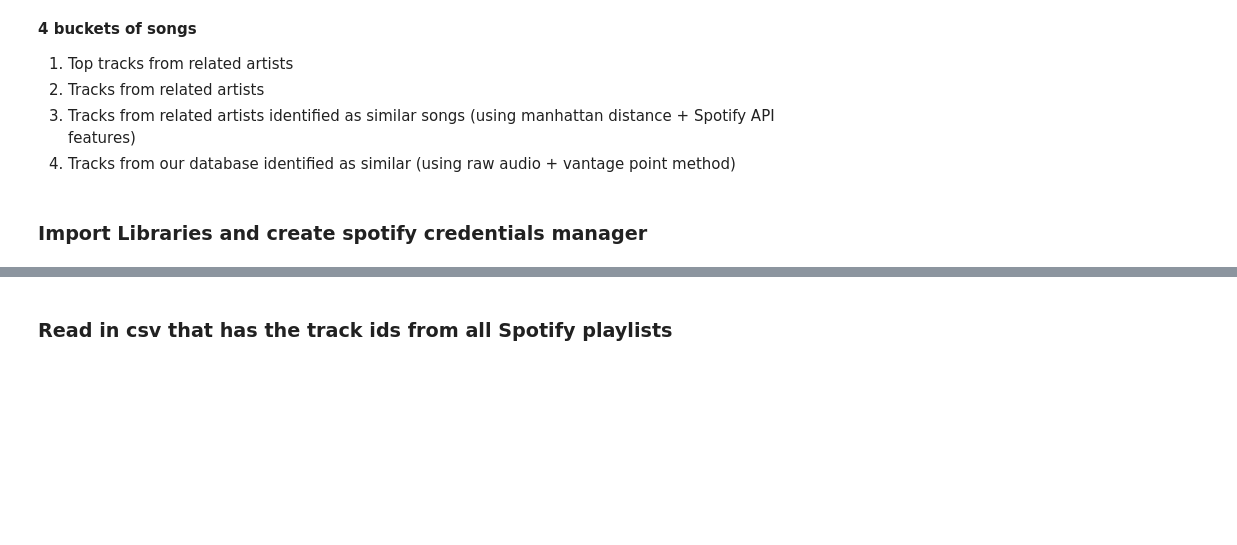
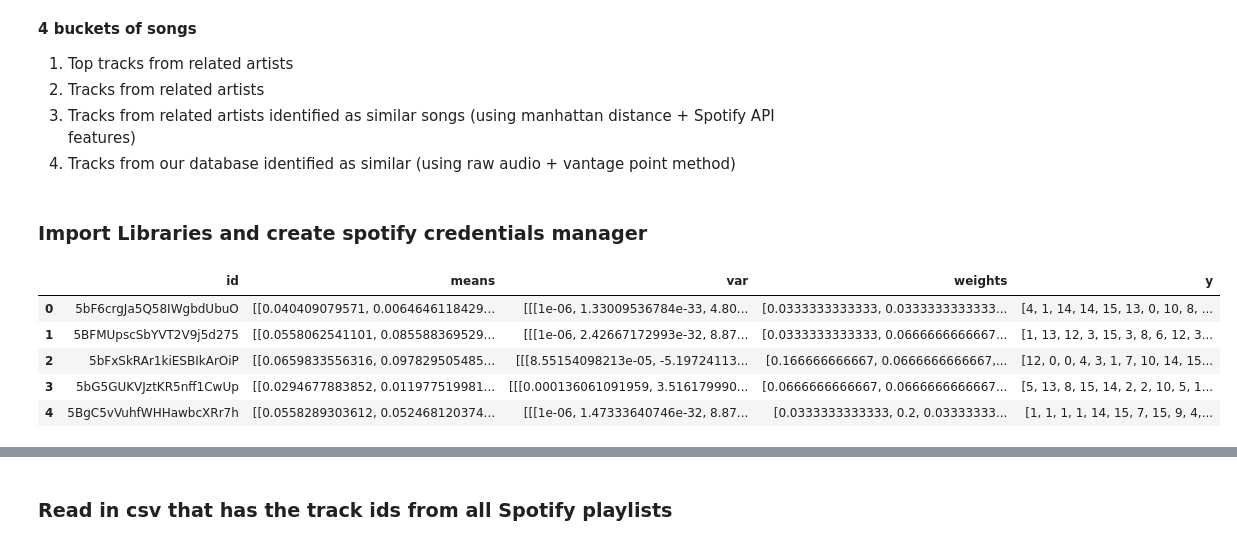
Before and after one commit to spotify-iacs/capstone, a Jupyter notebook: playlist_generation.ipynb, the cells around one changed output, grey strips where cells are left out. Drawn from its saved outputs; the diff is of its cells as text; code cells hidden in the pictures; blank space fills up the shorter version.

```diff
--- a/playlist_generation.ipynb
+++ b/playlist_generation.ipynb
@@ -40,0 +61,10 @@ sp = spotipy.Spotify(client_credentials_manager=client_credentials_manager)
+# %%
+new_df = pd.read_pickle("Clustering_pickle")
+new_df.head()
+# %% [output]
+|  | id | means | var | weights | y |
+| 0 | 5bF6crgJa5Q58IWgbdUbuO | [[0.040409079571, 0.0064646118429... | [[[1e-06, 1.33009536784e-33, 4.80... | [0.0333333333333, 0.0333333333333... | [4, 1, 14, 14, 15, 13, 0, 10, 8, ... |
+| 1 | 5BFMUpscSbYVT2V9j5d275 | [[0.0558062541101, 0.085588369529... | [[[1e-06, 2.42667172993e-32, 8.87... | [0.0333333333333, 0.0666666666667... | [1, 13, 12, 3, 15, 3, 8, 6, 12, 3... |
+| 2 | 5bFxSkRAr1kiESBIkArOiP | [[0.0659833556316, 0.097829505485... | [[[8.55154098213e-05, -5.19724113... | [0.166666666667, 0.0666666666667,... | [12, 0, 0, 4, 3, 1, 7, 10, 14, 15... |
+| 3 | 5bG5GUKVJztKR5nff1CwUp | [[0.0294677883852, 0.011977519981... | [[[0.000136061091959, 3.516179990... | [0.0666666666667, 0.0666666666667... | [5, 13, 8, 15, 14, 2, 2, 10, 5, 1... |
+| 4 | 5BgC5vVuhfWHHawbcXRr7h | [[0.0558289303612, 0.052468120374... | [[[1e-06, 1.47333640746e-32, 8.87... | [0.0333333333333, 0.2, 0.03333333... | [1, 1, 1, 1, 14, 15, 7, 15, 9, 4,... |
```
Also changed, not shown: parts of 45 cells of this notebook.
